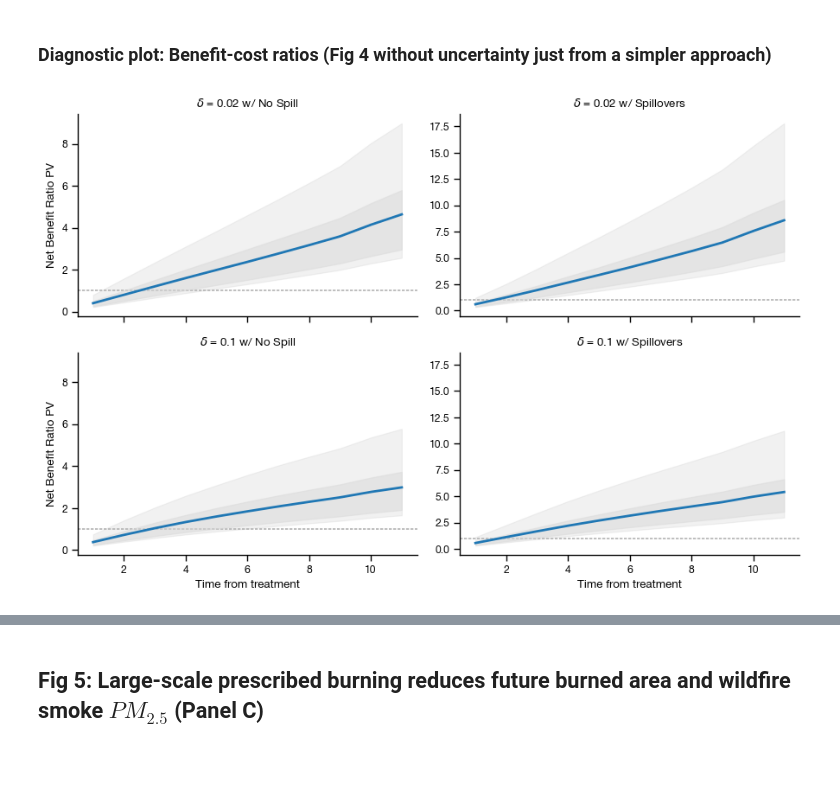
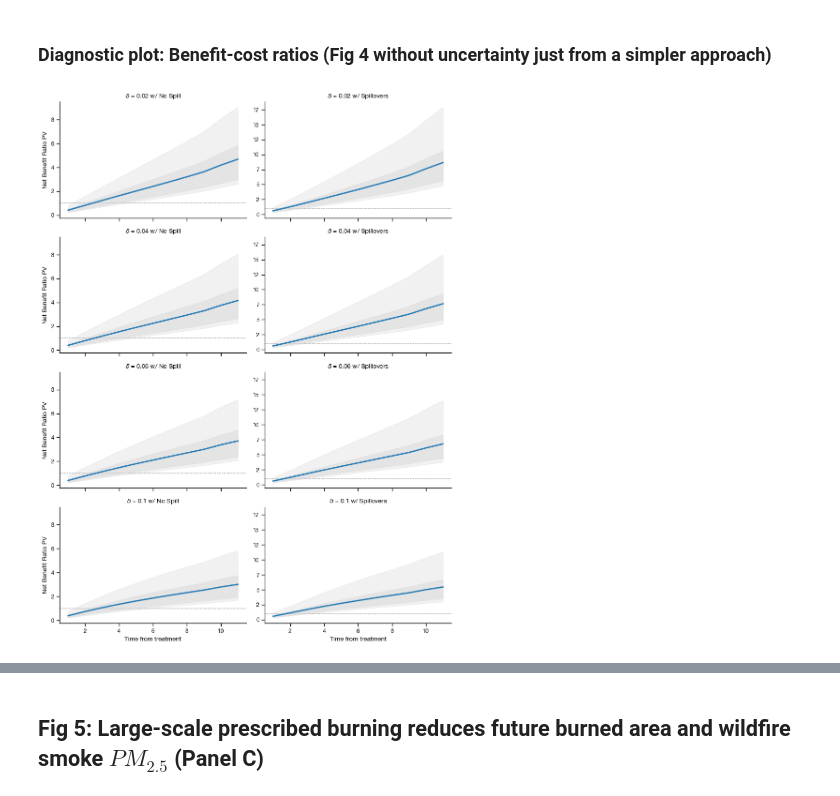
Before and after one commit to echolab-stanford/prescribed_fires, a Jupyter notebook: analysis/simulation_replication.ipynb, the cells around one changed output, grey strips where cells are left out. Saved outputs shown, nothing was run; the diff lists cells and outputs as text; code cells hidden in the pictures; blank space fills up the shorter version.

```diff
--- a/analysis/simulation_replication.ipynb
+++ b/analysis/simulation_replication.ipynb
@@ -1207,7 +966,8 @@ pv = pd.concat(results, ignore_index=True)
 pv["treatment"] = np.where(pv.policy_size == 4000, "No Spill", "Spillovers")
 
 # Select only the discount rates we want to plot
-deltas = [0.02, 0.1]
+#deltas = [0.02, 0.1]
+deltas = [0.02, 0.04, 0.06, 0.1]
 benefits = pv[pv.discount_rate.isin(deltas)]
 
 mean_benefits = (
@@ -1264,32 +1024,35 @@ for idxs, ax in g.axes_dict.items():
     q_dr = ci[(ci.discount_rate == dr) & (ci.treatment == treat)]
     q_dr_iqr = iqr[(iqr.discount_rate == dr) & (iqr.treatment == treat)]
 
     ax.fill_between(
         q_dr.lag,
         q_dr[0.05],
         q_dr[0.95],
         color="#bdbdbd",
         alpha=0.2,
     )
 
     ax.fill_between(
         q_dr.lag,
         q_dr_iqr[0.25],
         q_dr_iqr[0.75],
         color="#d9d9d9",
         alpha=0.5,
     )
 
+# Make y-axis  be expressed as integers
+for ax in g.axes.flat:
+    ax.yaxis.set_major_formatter(plt.FuncFormatter(lambda x, _: int(x)))
 
 plt.tight_layout()
 
 # Save plot
 plt.savefig(
-    "../figs/pv_benefits_avg.pdf",
+    "../figs/pv_benefits_avg_all.pdf",
     bbox_inches="tight",
     dpi=300,
     transparent=True,
 )
 plt.show()
 # %% [output]
-[figure, old version]
+[figure, new version]
```
Also changed, not shown: parts of 24 cells of this notebook, 1 other file.
